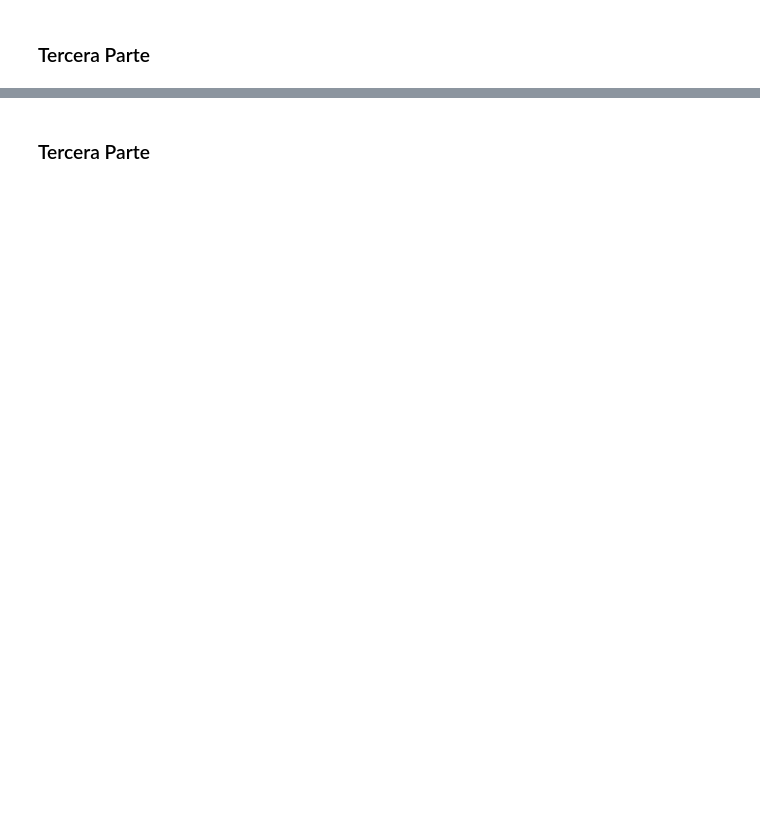
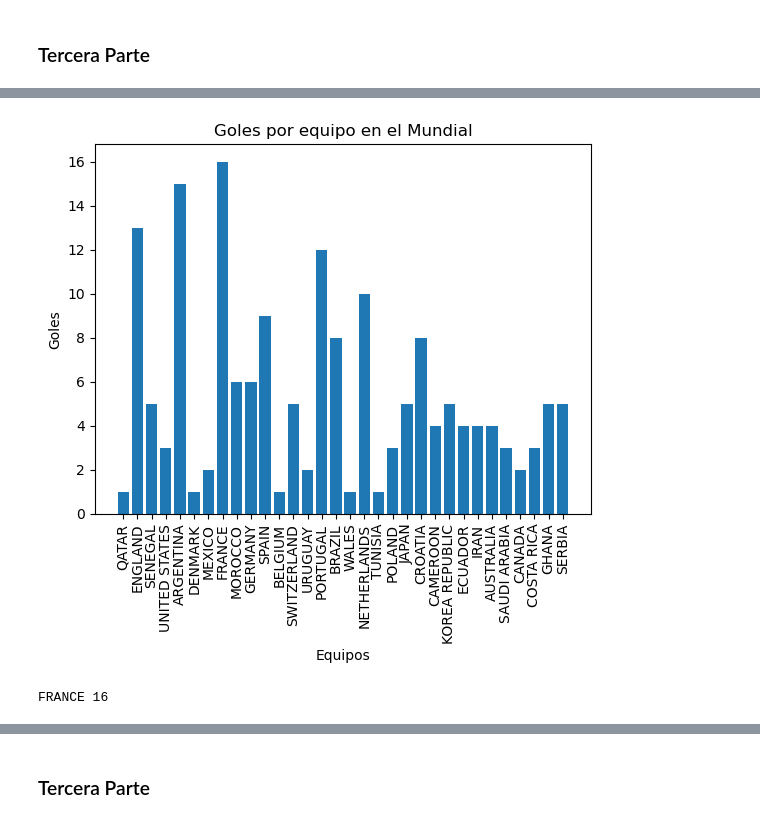
Before and after one commit to ivann641/Tecnologias_Exponenciales_2025, a Jupyter notebook: mundial_qatar_2022.ipynb, the cells around one changed output, grey strips where cells are left out. Cells and saved outputs as stored; diff of their text form; code cells hidden in the pictures; blank space fills up the shorter version.

```diff
--- a/mundial_qatar_2022.ipynb
+++ b/mundial_qatar_2022.ipynb
@@ -185,10 +249,24 @@ goles =
 # %%
 # Graficar los goles por equipo en todo el mundial
 
 fig, ax = plt.subplots()
-# Completar
+ax.bar(goles.keys(), goles.values())
+ax.set_title("Goles por equipo en el Mundial")
+ax.set_xlabel("Equipos")
+ax.set_ylabel("Goles")
+plt.xticks(rotation=90)
+plt.show()
+# %% [output]
+[figure, added]
 # %%
 # Cual es el equipo que hizo mas goles en el mundial?
 # Completar
+
+equipo_max_goles = max(goles, key=goles.get)
+cantidad_max_goles = goles[equipo_max_goles]
+
+print(equipo_max_goles, cantidad_max_goles)
+# %% [output]
+FRANCE 16
 # %%
 # Por cada partido, cual fue la diferencia de goles?
```
Also changed, not shown: parts of 16 cells of this notebook.
